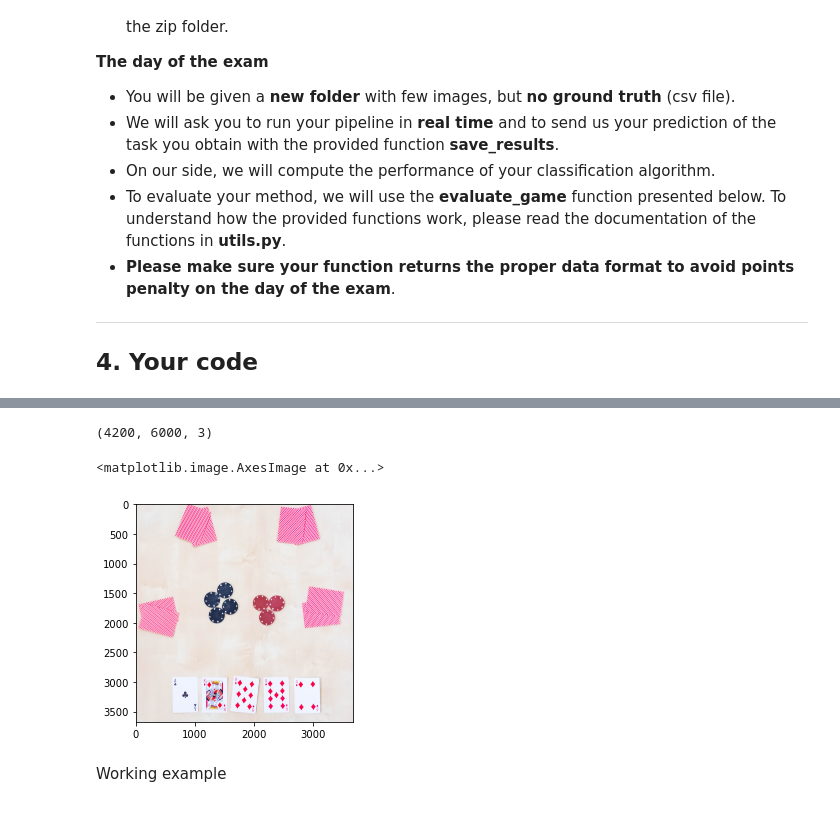
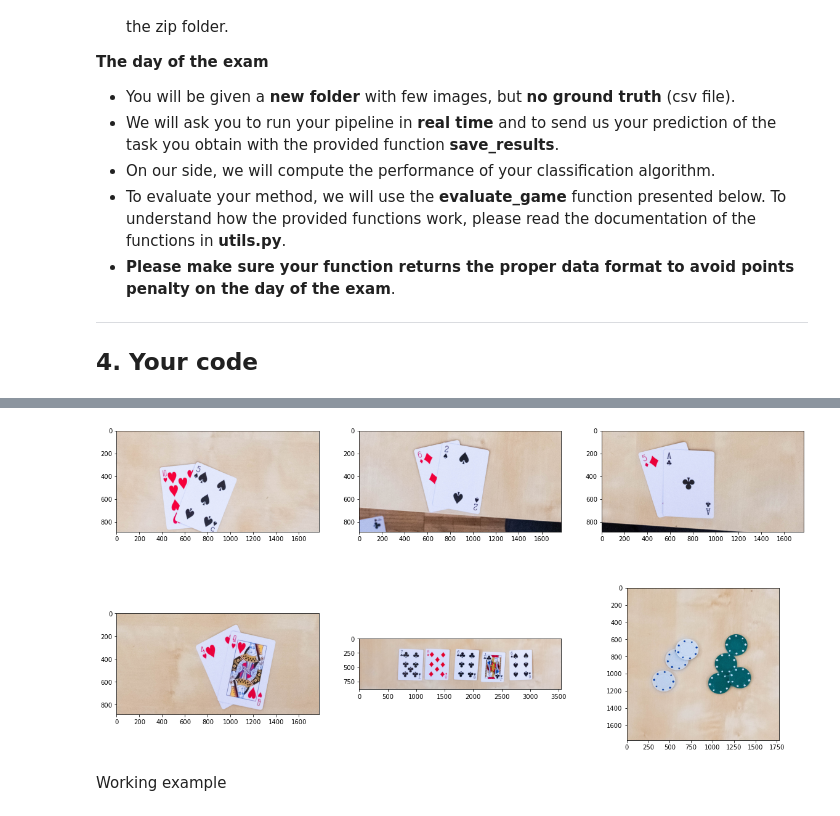
Before and after one commit to fraborg99/Iapr_final_project, a Jupyter notebook: project.ipynb, the cells around one changed output, grey strips where cells are left out. Drawn from its saved outputs; the diff is of its cells as text; code cells hidden in the pictures.

```diff
--- a/project.ipynb
+++ b/project.ipynb
@@ -333,33 +363,22 @@ fig.subplots_adjust(wspace=None, hspace=None)
 # %%
-path_data = "data/image_setup"
+path_data = "data/train"
 path_save = "data/output"
-img_name = "ultimate_test"
+img_name = "train_21"
 
 file = os.path.join(path_data, img_name+".jpg")
 
 out = deskew(file)
 pl1, pl2, pl3, pl4, table, fiches = area_partition(out)
 allplayers = [pl1, pl2, pl3, pl4, table, fiches]
 
 #print images
 fig, axs = plt.subplots(2, 3 ,figsize=(20,10))
 for i in range(6):
     row = i//3
     col = i%3
     axs[row, col].imshow(allplayers[i])
+# %% [output]
+[figure, added]
-# %%
-path_data = "data/train"
-path_save = "data/artu"
-img_name = "train_15"
-file = os.path.join(path_data, img_name+".jpg")
-file_save = os.path.join(path_save, img_name+"_DESKEWED.jpg")
-
-out = deskew(file)
-plt.imshow(out)
-# %% [output]
-(4200, 6000, 3)
-<matplotlib.image.AxesImage at 0x...>
-[figure, removed]
 # %%
 def process_image(image) -> dict:
     """
```
Also changed, not shown: parts of 6 cells of this notebook.
